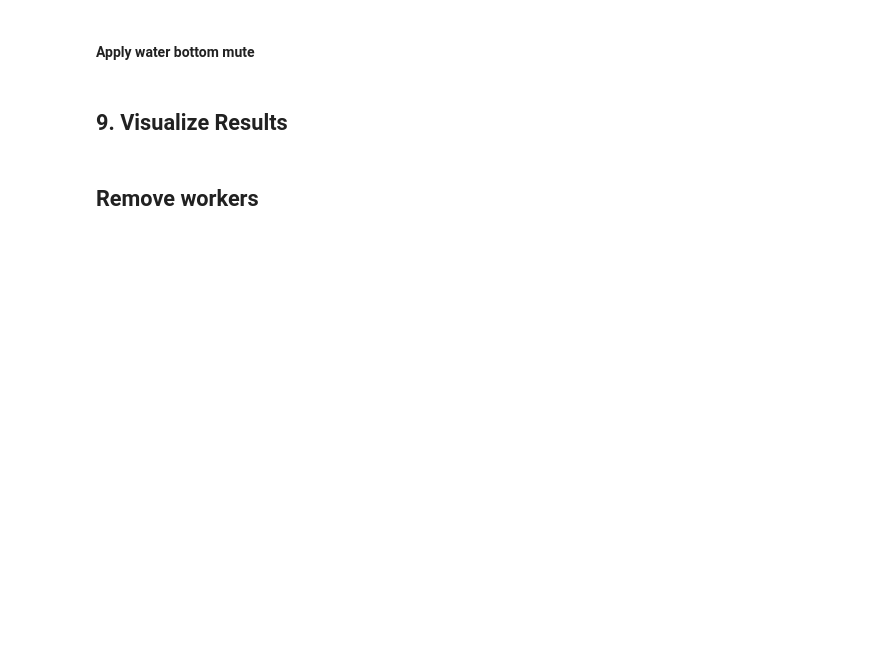
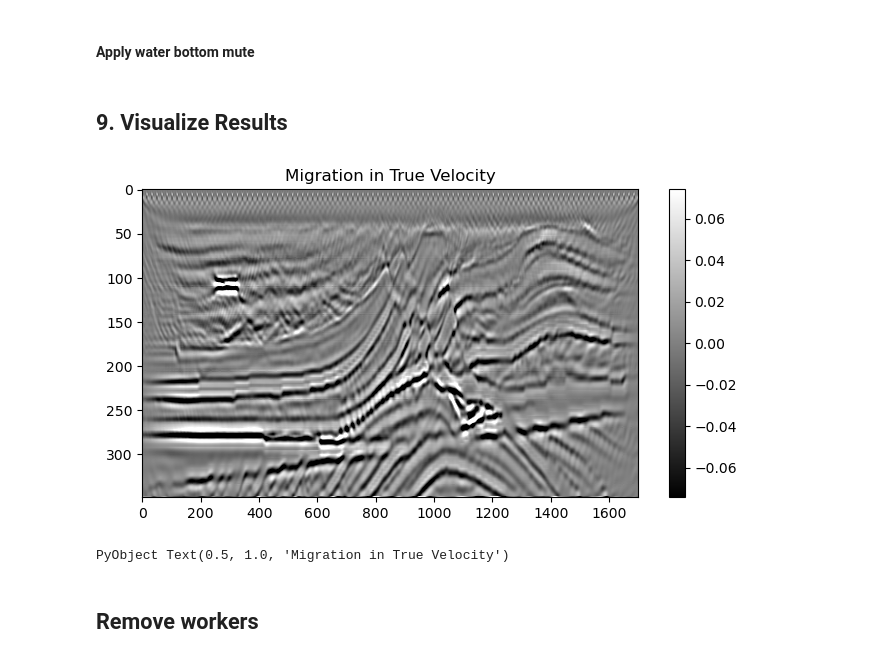
Before and after one commit to ChevronETC/Examples, a Jupyter notebook: 60_rtm/02_rtm_DynamicParallel.ipynb, the cells around one changed output. Saved outputs shown, nothing was run; the diff lists cells and outputs as text; code cells hidden in the pictures; blank space fills up the shorter version.

```diff
--- a/60_rtm/02_rtm_DynamicParallel.ipynb
+++ b/60_rtm/02_rtm_DynamicParallel.ipynb
@@ -168,6 +196,8 @@ function stack(shots,nz,nx)
    for isrc in shots
       img += read!(joinpath(scratch,"image_$(isrc).bin"), Array{Float32}(undef,nz,nx));
       ill += read!(joinpath(scratch,"illum_$(isrc).bin"), Array{Float32}(undef,nz,nx));
+      rm(joinpath(scratch,"image_$(isrc).bin"))
+      rm(joinpath(scratch,"illum_$(isrc).bin"))
    end
    return img,ill
 end
@@ -212,11 +271,14 @@ img1[v1.==1500.0] .= 0;
 # %%
 mrms1 = 2.5 * sqrt(norm(img1)^2 / length(img1))
 
-figure(figsize=(9,12)); clf()
+figure(figsize=(8,4)); clf()
 
 imshow(img1,aspect="auto",cmap="gray");
 colorbar(orientation="vertical");clim(-mrms1,+mrms1);
 title("Migration in True Velocity")
+# %% [output]
+[figure, added]
+PyObject Text(0.5, 1.0, 'Migration in True Velocity')
 # %% [markdown]
 ## Remove workers
 # %%
```
Also changed, not shown: parts of 20 cells of this notebook.
